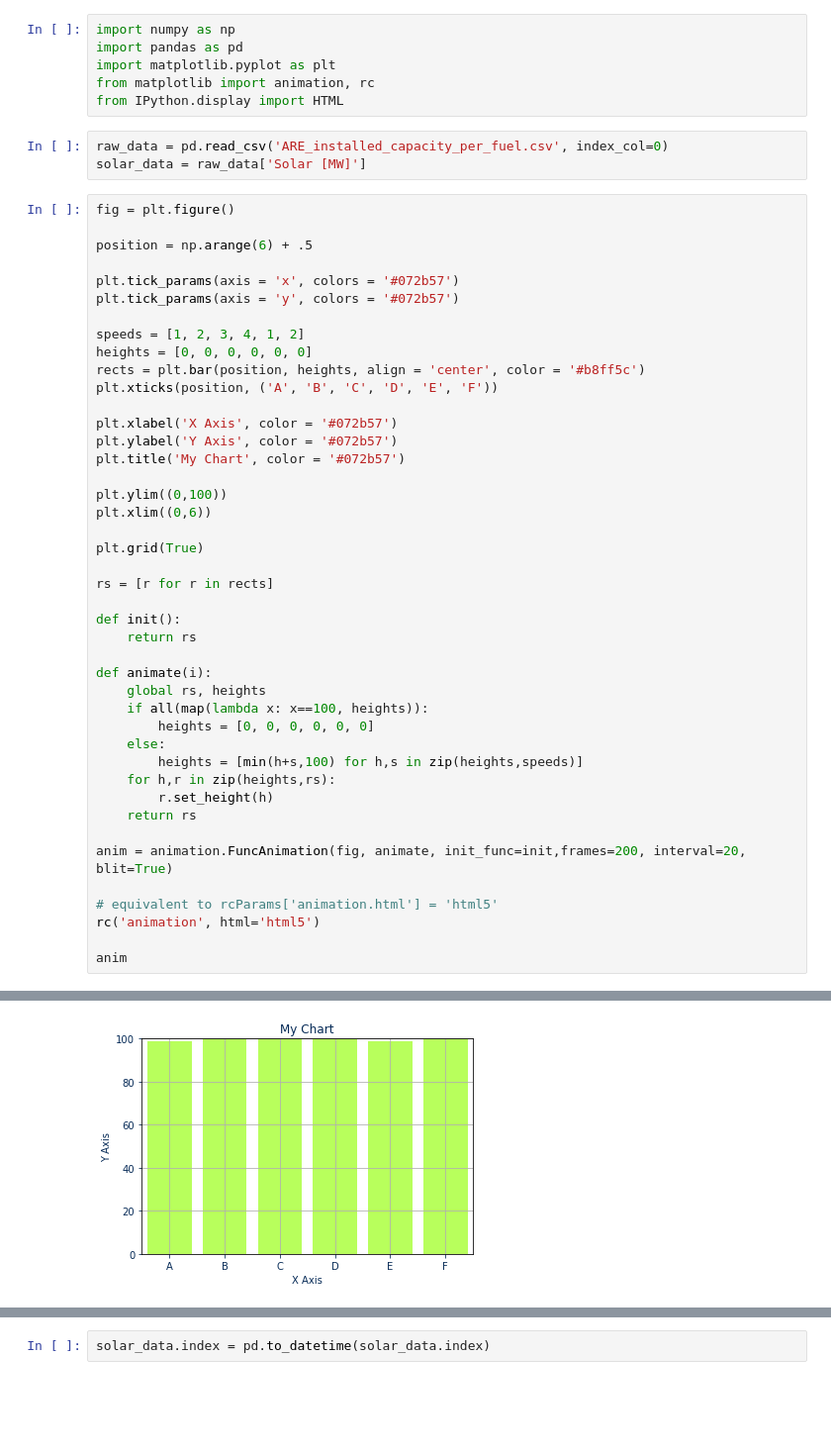
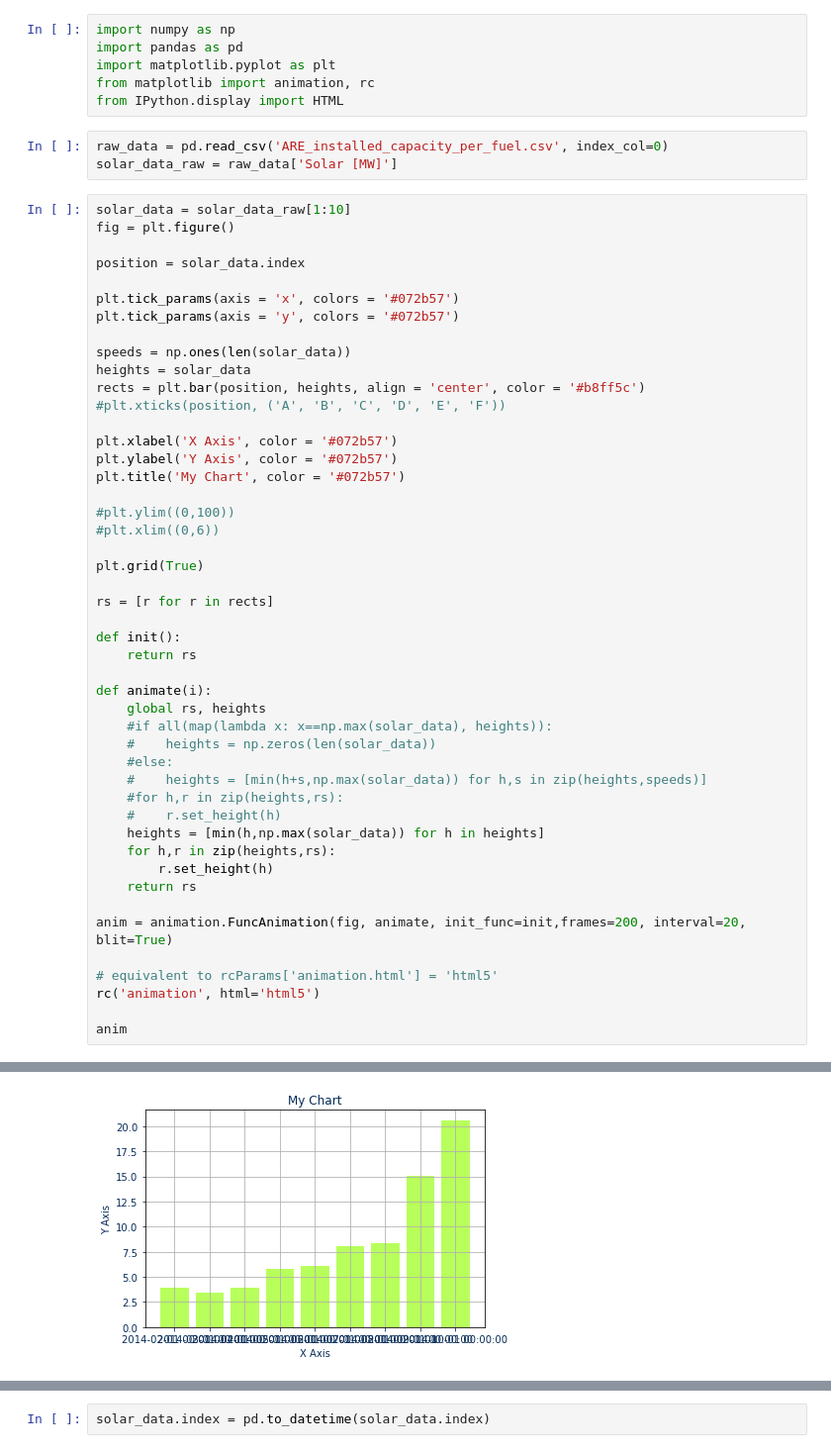
Before and after one commit to paczyzak/energy-climate-data-exercises, a Jupyter notebook: solarPVchart.ipynb, the cells around one changed output, grey strips where cells are left out. Shown at 99% size. Drawn from its saved outputs; the diff is of its cells as text; blank space fills up the shorter version.

Commit message:
Adding different versions of solar chart animation

```diff
--- a/solarPVchart.ipynb
+++ b/solarPVchart.ipynb
@@ -6,26 +6,27 @@ from matplotlib import animation, rc
 from IPython.display import HTML
 # %%
 raw_data = pd.read_csv('ARE_installed_capacity_per_fuel.csv', index_col=0)
-solar_data = raw_data['Solar [MW]']
+solar_data_raw = raw_data['Solar [MW]']
 # %%
+solar_data = solar_data_raw[1:10]
 fig = plt.figure()
 
-position = np.arange(6) + .5
+position = solar_data.index
 
 plt.tick_params(axis = 'x', colors = '#072b57')
 plt.tick_params(axis = 'y', colors = '#072b57')
 
-speeds = [1, 2, 3, 4, 1, 2]
-heights = [0, 0, 0, 0, 0, 0]
+speeds = np.ones(len(solar_data))
+heights = solar_data
 rects = plt.bar(position, heights, align = 'center', color = '#b8ff5c')
-plt.xticks(position, ('A', 'B', 'C', 'D', 'E', 'F'))
+#plt.xticks(position, ('A', 'B', 'C', 'D', 'E', 'F'))
 
 plt.xlabel('X Axis', color = '#072b57')
 plt.ylabel('Y Axis', color = '#072b57')
 plt.title('My Chart', color = '#072b57')
 
-plt.ylim((0,100))
-plt.xlim((0,6))
+#plt.ylim((0,100))
+#plt.xlim((0,6))
 
 plt.grid(True)
 
@@ -36,10 +37,13 @@ def init():
 
 def animate(i):
     global rs, heights
-    if all(map(lambda x: x==100, heights)):
-        heights = [0, 0, 0, 0, 0, 0]
-    else:
-        heights = [min(h+s,100) for h,s in zip(heights,speeds)]
+    #if all(map(lambda x: x==np.max(solar_data), heights)):
+    #    heights = np.zeros(len(solar_data))
+    #else:
+    #    heights = [min(h+s,np.max(solar_data)) for h,s in zip(heights,speeds)]
+    #for h,r in zip(heights,rs):
+    #    r.set_height(h)
+    heights = [min(h,np.max(solar_data)) for h in heights]
     for h,r in zip(heights,rs):
         r.set_height(h)
     return rs
@@ -55,4 +60,4 @@ anim
-[figure, old version]
+[figure, new version]
 # %%
 import pandas_alive
 import pandas as pd
```
Also changed, not shown: parts of 8 cells of this notebook.
